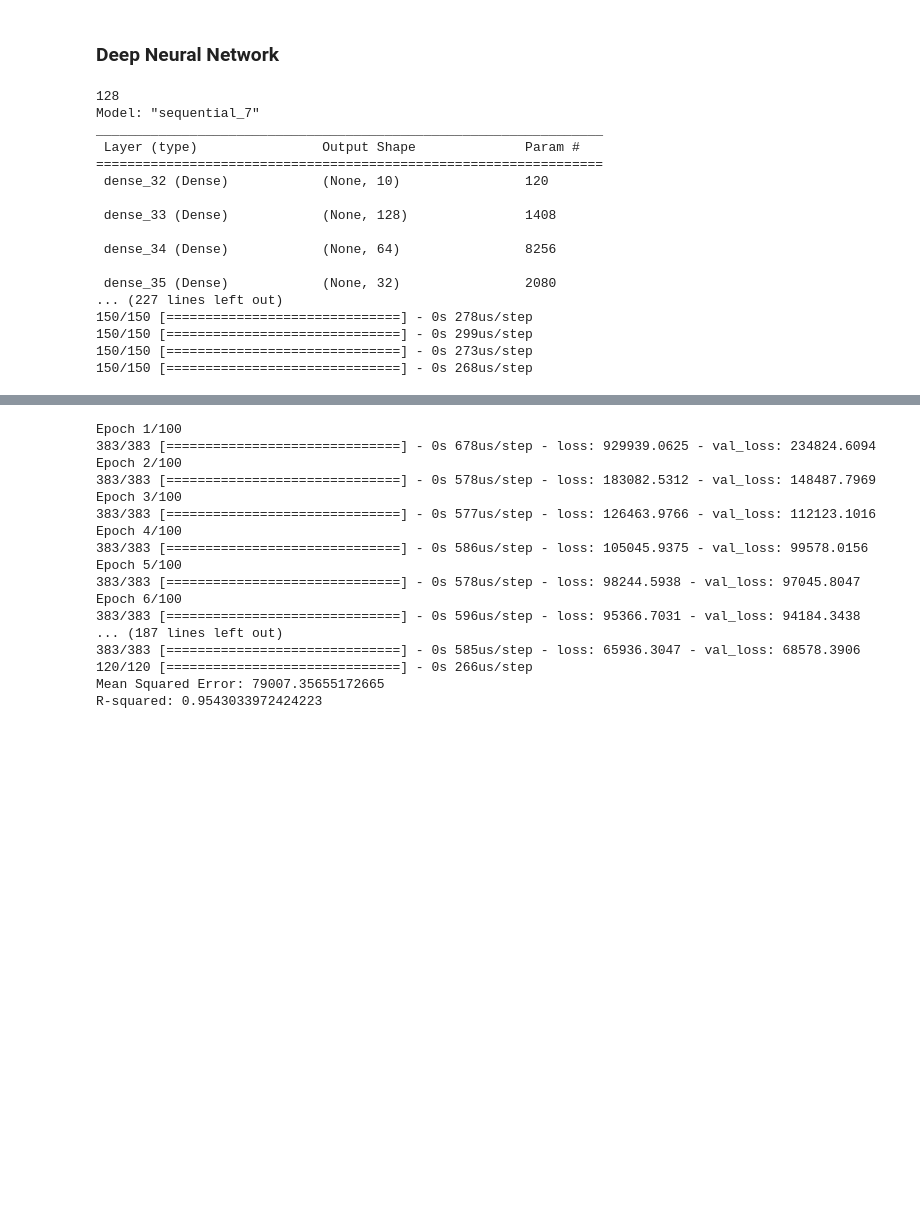
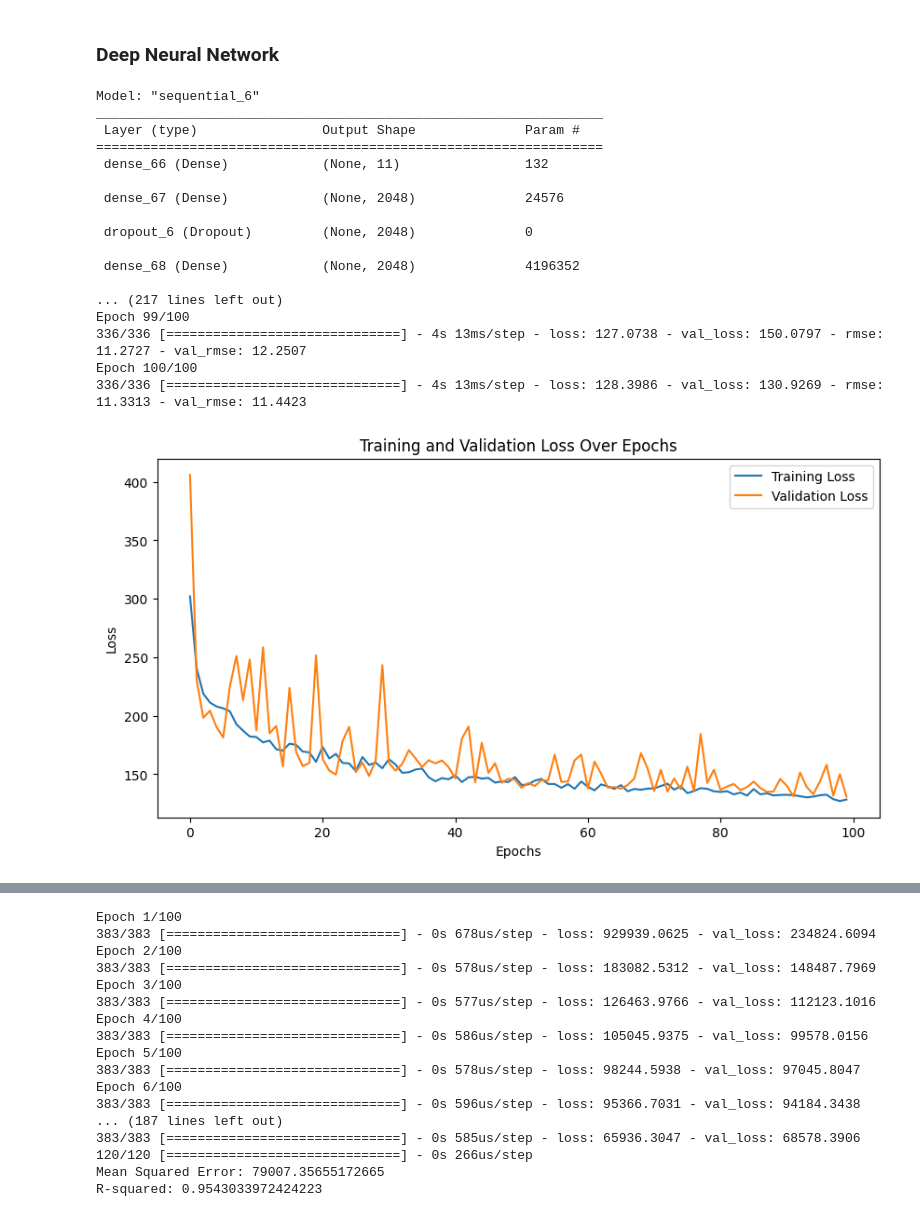
Before and after one commit to uppercaseVar/ECS171-Project, a Jupyter notebook: Project-2.ipynb, the cells around one changed output, grey strips where cells are left out. Drawn from its saved outputs; the diff is of its cells as text; code cells hidden in the pictures; blank space fills up the shorter version.

```diff
--- a/Project-2.ipynb
+++ b/Project-2.ipynb
@@ -824,29 +852,35 @@ def DNN_dataSplit(data, target_variable, test_size, random_state=None):
 # %%
 # Run the DNN function
 hidden_layers = [
+  [2048, 'sigmoid'],
+  [0.1, 'dropout'],
+  [2048, 'relu'],
+  [1024, 'relu'],
+  [512, 'relu'],
+  [256, 'relu'],
   [128, 'relu'],
   [64, 'relu'],
   [32, 'relu'],
+  [16, 'relu']
 ]
 
-print(layers[0][0])
-
-model, mse, r2, total_error, y_test, y_pred = DNN(solar_data, 'whProduced', 0.25, hidden_layers, None, 100, 32)
+model, mse, r2, total_error, y_test, y_pred = DNN(solar_data, 'whProduced', 0.25, hidden_layers, 'mae', None, 100, 32)
 # %% [output]
-128
-Model: "sequential_7"
+Model: "sequential_6"
 _________________________________________________________________
  Layer (type)                Output Shape              Param #
 =================================================================
- dense_32 (Dense)            (None, 10)                120
+ dense_66 (Dense)            (None, 11)                132
 
- dense_33 (Dense)            (None, 128)               1408
+ dense_67 (Dense)            (None, 2048)              24576
 
- dense_34 (Dense)            (None, 64)                8256
+ dropout_6 (Dropout)         (None, 2048)              0
 
- dense_35 (Dense)            (None, 32)                2080
-... (227 lines left out)
-150/150 [==============================] - 0s 278us/step
-150/150 [==============================] - 0s 299us/step
-150/150 [==============================] - 0s 273us/step
-150/150 [==============================] - 0s 268us/step
+ dense_68 (Dense)            (None, 2048)              4196352
+
+... (217 lines left out)
+Epoch 99/100
+336/336 [==============================] - 4s 13ms/step - loss: 127.0738 - val_loss: 150.0797 - rmse: 11.2727 - val_rmse: 12.2507
+Epoch 100/100
+336/336 [==============================] - 4s 13ms/step - loss: 128.3986 - val_loss: 130.9269 - rmse: 11.3313 - val_rmse: 11.4423
+[figure, added]
```
Also changed, not shown: parts of 9 cells of this notebook.
